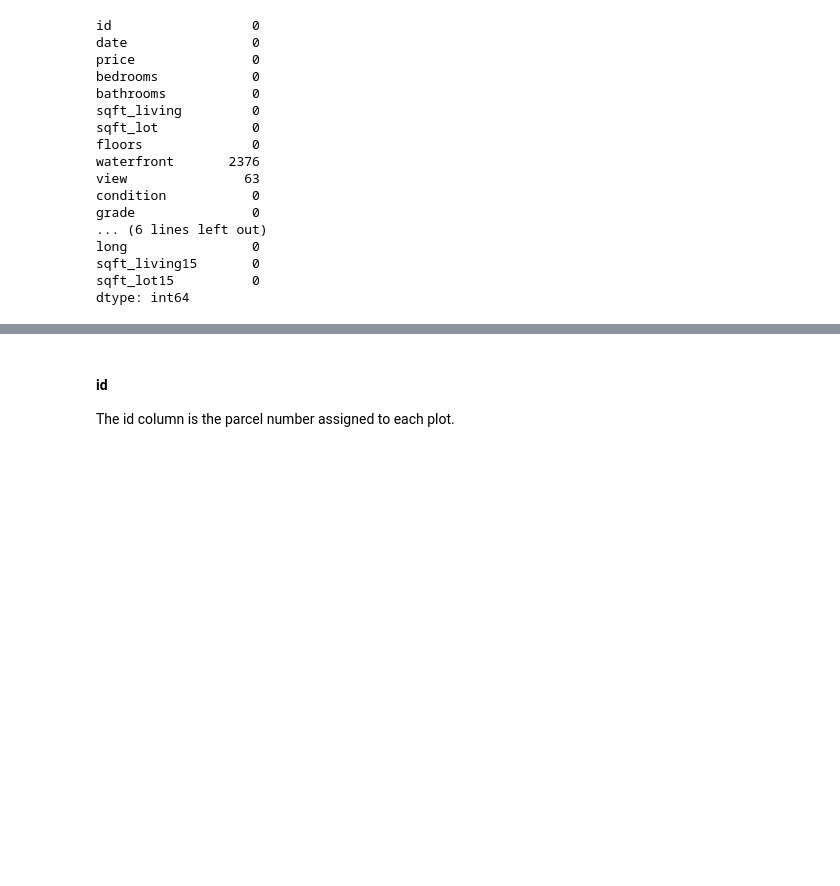
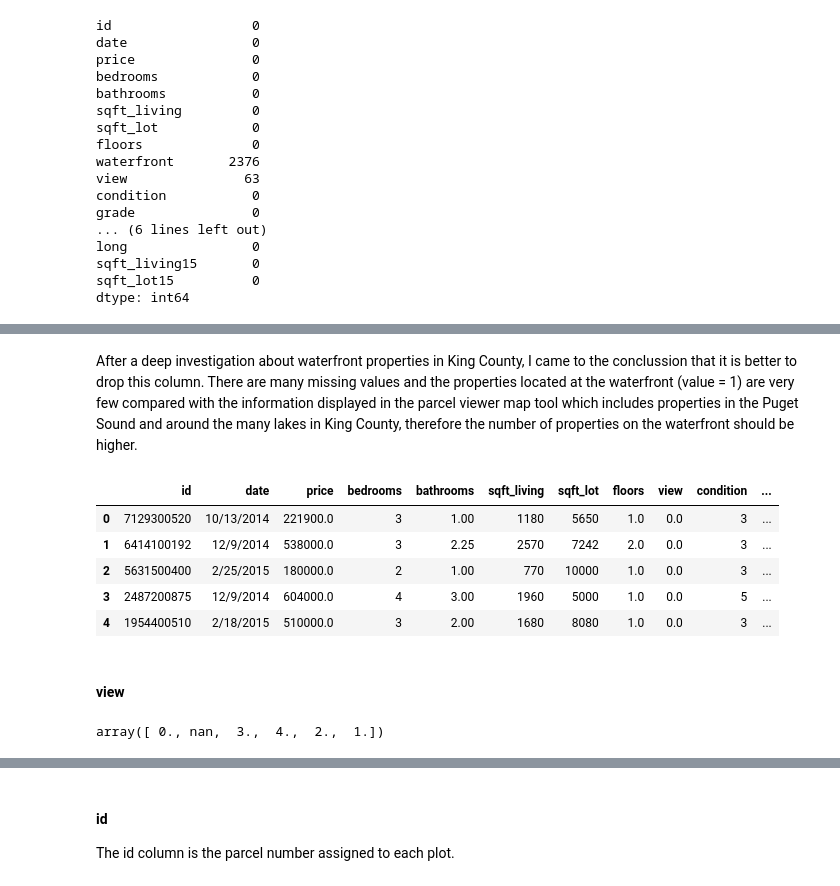
Before and after one commit to naquech-DS/dsc-1-final-project-online-ds-ft-112618, a Jupyter notebook: student.ipynb, the cells around one changed output, grey strips where cells are left out. Saved outputs shown, nothing was run; the diff lists cells and outputs as text; code cells hidden in the pictures; blank space fills up the shorter version.

```diff
--- a/student.ipynb
+++ b/student.ipynb
@@ -172,0 +184,2 @@ Now, check each column for missing/null values and placeholders
+# %% [markdown]
+After a deep investigation about waterfront properties in King County, I came to the conclussion that it is better to drop this column. There are many missing values and the properties located at the waterfront (value = 1) are very few compared with the information displayed in the parcel viewer map tool which includes properties in the Puget Sound and around the many lakes in King County, therefore the number of properties on the waterfront should be higher.<br>
@@ -172,0 +188,15 @@ Now, check each column for missing/null values and placeholders
+# %%
+df.head()
+# %% [output]
+|  | id | date | price | bedrooms | bathrooms | sqft_living | sqft_lot | floors | view | condition | ... |
+| 0 | 7129300520 | 10/13/2014 | 221900.0 | 3 | 1.00 | 1180 | 5650 | 1.0 | 0.0 | 3 | ... |
+| 1 | 6414100192 | 12/9/2014 | 538000.0 | 3 | 2.25 | 2570 | 7242 | 2.0 | 0.0 | 3 | ... |
+| 2 | 5631500400 | 2/25/2015 | 180000.0 | 2 | 1.00 | 770 | 10000 | 1.0 | 0.0 | 3 | ... |
+| 3 | 2487200875 | 12/9/2014 | 604000.0 | 4 | 3.00 | 1960 | 5000 | 1.0 | 0.0 | 5 | ... |
+| 4 | 1954400510 | 2/18/2015 | 510000.0 | 3 | 2.00 | 1680 | 8080 | 1.0 | 0.0 | 3 | ... |
+# %% [markdown]
+#### view
+# %%
+df['view'].unique()     # categorical data
+# %% [output]
+array([ 0., nan,  3.,  4.,  2.,  1.])
```
Also changed, not shown: parts of 83 cells of this notebook, 1 other file.
